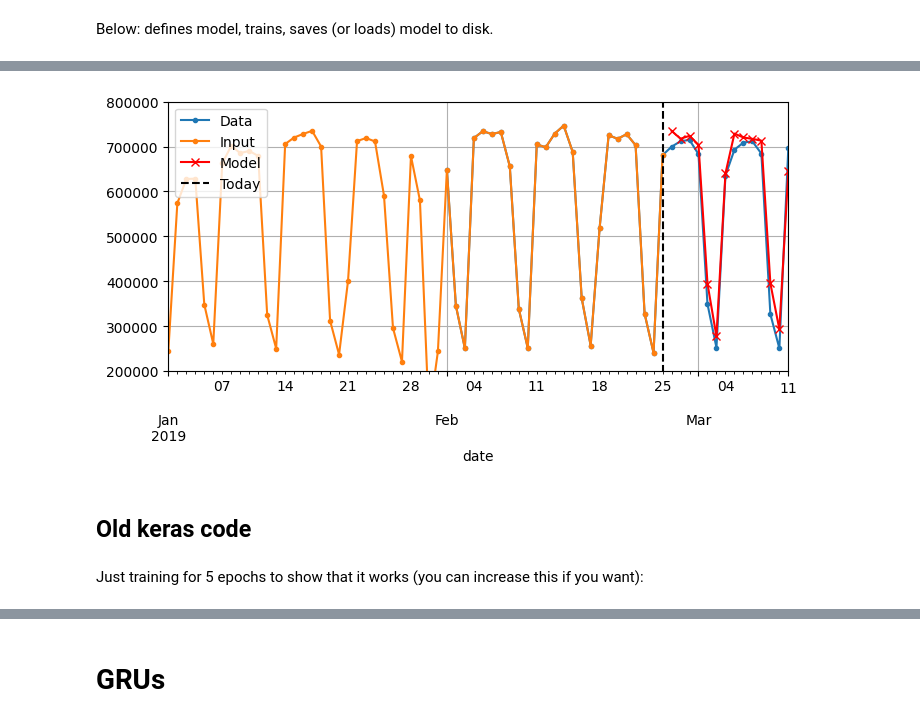
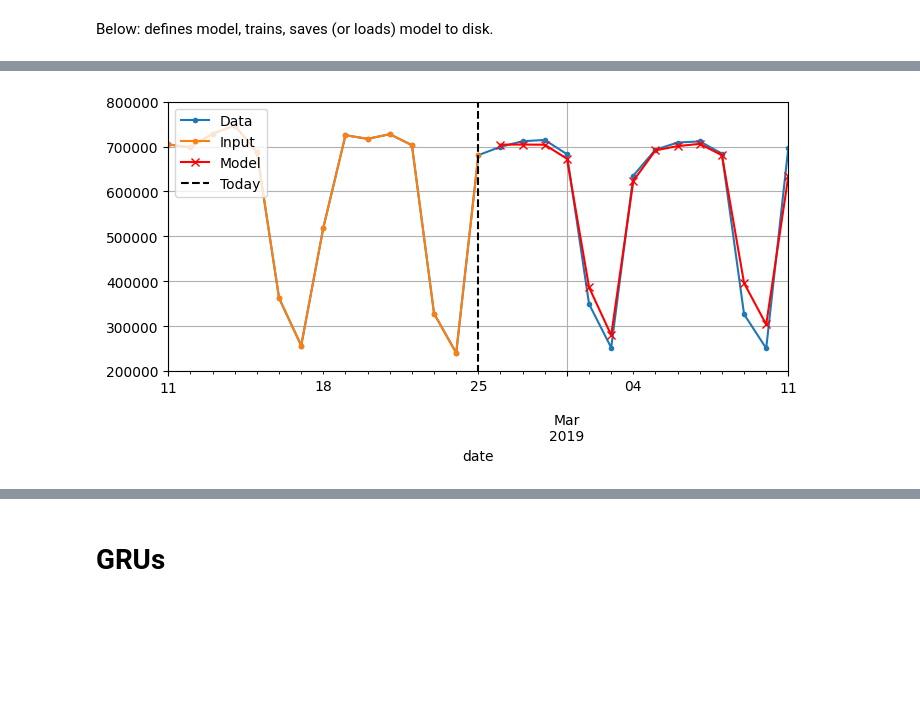
Before and after one commit to rsnemmen/chicago-transit-forecasting, a Jupyter notebook: 4_LSTM—need_NVIDIA_GPU.ipynb, the cells around one changed output, grey strips where cells are left out. Drawn from its saved outputs; the diff is of its cells as text; code cells hidden in the pictures; blank space fills up the shorter version.

```diff
--- a/4_LSTM—need_NVIDIA_GPU.ipynb
+++ b/4_LSTM—need_NVIDIA_GPU.ipynb
@@ -200 +215,40 @@ ahead_model = Ahead()
+# %%
+class LSTMModel(nn.Module):
+    def __init__(self, input_features, hidden_units, num_ahead):
+        """
+        Args:
+            input_features (int): Number of features in the input time series (5 in your case).
+            hidden_units (int): Number of units in the LSTM layer (32 in your case).
+            num_ahead (int): The forecast horizon (14 in your case).
+        """
+        super().__init__()
+        self.input_features = input_features
+        self.hidden_units = hidden_units
+        self.num_ahead = num_ahead
+
+        self.lstm = nn.LSTM(input_size=self.input_features,
+                            hidden_size=self.hidden_units,
+                            batch_first=True)
+
+        self.linear = nn.Linear(in_features=self.hidden_units,
+                                out_features=self.num_ahead)
+
+    def forward(self, x):
+        """
+        Defines the forward pass of the model.
+
+        Args:
+            x (torch.Tensor): Input tensor with shape (batch_size, seq_length, input_features).
+
+        Returns:
+            torch.Tensor: Output tensor with shape (batch_size, num_ahead).
+        """
+        lstm_out, _ = self.lstm(x)
+        last_time_step_output = lstm_out[:, -1, :]
+        predictions = self.linear(last_time_step_output)
+
+        return predictions
+# %%
+# initialize model
+lstm_model = LSTMModel(input_features=5, hidden_units=32, num_ahead=ahead)
 # %%
@@ -206,19 +273,18 @@ Wall time: 270 ms
 # %%
-y_ahead=mine.forecast_ahead(seq_length, mulvar_valid[:seq_length], ahead_model)
+y_ahead=mine.forecast_ahead(seq_length, mulvar_valid[:seq_length], lstm_model)
 
 # convert to pandas TS
 y_aheadP = pd.Series(y_ahead[0, :], index=pd.date_range("2019-02-26", "2019-03-11"))
 # %%
 fig, ax = plt.subplots(figsize=(8, 3.5))
 (rail_valid * 1e6)["2019-02-01":"2019-03-11"].plot(label="Data", marker=".", ax=ax)
 (mulvar_valid[0:seq_length]['rail']*1e6).plot(label="Input", marker=".", ax=ax)
 (y_aheadP * 1e6).plot(label="Model", grid=True, marker="x", color="r", ax=ax)
 
 ax.vlines("2019-02-25", 0, 1e6, color="k", linestyle="--", label="Today")
+ax.set_xlim(["2019-02-11", "2019-03-11"])
 ax.set_ylim([200_000, 800_000])
 plt.legend(loc="upper left")
 plt.show()
 # %% [output]
-[figure, old version]
+[figure, new version]
-# %% [markdown]
-## Old keras code
@@ -231,2 +290,0 @@ lstm_model = tf.keras.models.Sequential([
-# %% [markdown]
-Just training for 5 epochs to show that it works (you can increase this if you want):
```
Also changed, not shown: parts of 21 cells of this notebook, 1 other file.
